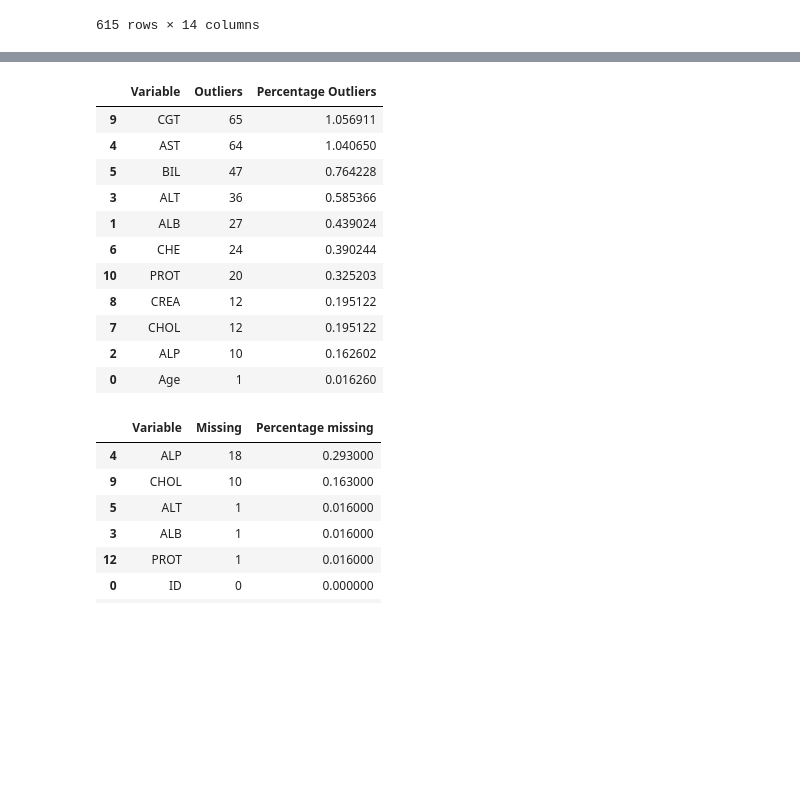
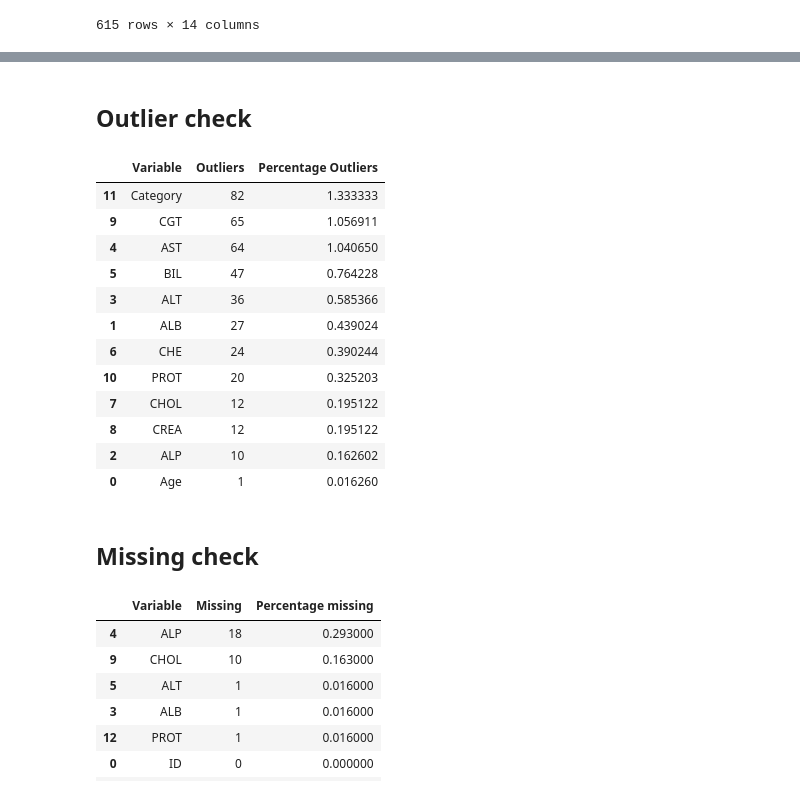
Before and after one commit to MAI3003-Data-Witches/Data-Witches_Project1, a Jupyter notebook: MAI3003_Data_Witches_Assignment_1.ipynb, the cells around one changed output, grey strips where cells are left out. Drawn from its saved outputs; the diff is of its cells as text; code cells hidden in the pictures; blank space fills up the shorter version.

```diff
--- a/MAI3003_Data_Witches_Assignment_1.ipynb
+++ b/MAI3003_Data_Witches_Assignment_1.ipynb
@@ -359,3 +361,17 @@ def encode_categorical(df):
+# %%
+def encode_categorical(df):
+    df_encoded = df.copy()
+
+    categorical_cols = hcv.select_dtypes(include=['object']).columns
+
+    label_encoders = {}
+    for col in categorical_cols:
+        le = LabelEncoder()
+        df_encoded[col] = le.fit_transform(hcv[col].astype(str))
+        label_encoders[col] = le
+        print(f"Encoded '{col}': {hcv[col].unique()[:5]} -> {df_encoded[col].unique()[:5]}")
+
+    return df_encoded
 # %% [markdown]
 #### Normality check and correction
 # %%
@@ -504,0 +501,2 @@ Old shape (615, 14)
+# %%
+hcv_encoded = encode_categorical(hcv)
@@ -521,36 +523,39 @@ hcv_encoded
+# %% [markdown]
+## Outlier check
 # %%
-numerical_cols = hcv.select_dtypes(include=np.number).columns
+numerical_cols = hcv_encoded.select_dtypes(include=np.number).columns
 outlier_indices = {}
 
 for col in numerical_cols:
-    Q1 = hcv[col].quantile(0.25)
-    Q3 = hcv[col].quantile(0.75)
+    Q1 = hcv_encoded[col].quantile(0.25)
+    Q3 = hcv_encoded[col].quantile(0.75)
     IQR = Q3 - Q1
     lower_bound = Q1 - 1.5 * IQR
     upper_bound = Q3 + 1.5 * IQR
-    indices = hcv[(hcv[col] < lower_bound) | (hcv[col] > upper_bound)].index
+    indices = hcv_encoded[(hcv_encoded[col] < lower_bound) | (hcv_encoded[col] > upper_bound)].index
     if len(indices) > 0:
             outlier_indices[col] = indices.tolist()
             #print(f'{len(indices)} outliers found in {col} column')
     else:
         pass
         #print(f"No outlier data found for column {col}")
 
 outlier_values = []
 outliers_count = 0
 for col, rows in outlier_indices.items():
-    outlier_values.append([col, len(rows), (len(rows)*10/ len(hcv[col]))])
+    outlier_values.append([col, len(rows), (len(rows)*10/ len(hcv_encoded[col]))])
     outliers_count = outliers_count + 1 if len(rows) > 0 else outliers_count
 
 if outliers_count > 0:
     data_outliers = pd.DataFrame(outlier_values)
     data_outliers.columns = ['Variable', 'Outliers', 'Percentage Outliers']
     s = data_outliers.sort_values(by=['Percentage Outliers'], ascending=False).style.bar(subset=['Percentage Outliers'], color='#d65f5f')
     display(s)
 else:
     print('No outlier values found in the dataset.')
 # %% [output]
 |  | Variable | Outliers | Percentage Outliers |
+| 11 | Category | 82 | 1.333333 |
 | 9 | CGT | 65 | 1.056911 |
 | 4 | AST | 64 | 1.040650 |
 | 5 | BIL | 47 | 0.764228 |
@@ -558,8 +563,10 @@ else:
 | 1 | ALB | 27 | 0.439024 |
 | 6 | CHE | 24 | 0.390244 |
 | 10 | PROT | 20 | 0.325203 |
+| 7 | CHOL | 12 | 0.195122 |
 | 8 | CREA | 12 | 0.195122 |
-| 7 | CHOL | 12 | 0.195122 |
 | 2 | ALP | 10 | 0.162602 |
 | 0 | Age | 1 | 0.016260 |
+# %% [markdown]
+## Missing check
 # %%
```
Also changed, not shown: parts of 21 cells of this notebook.
